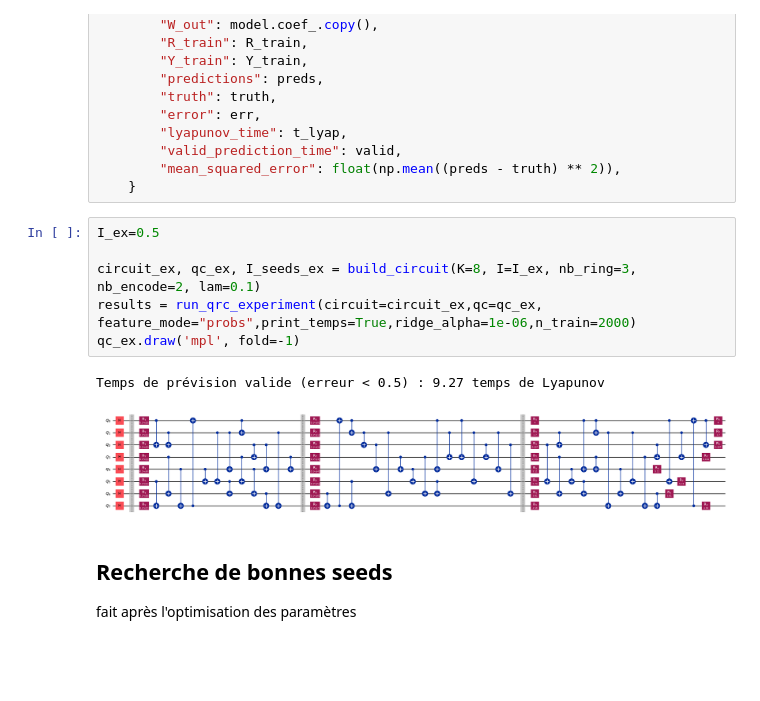
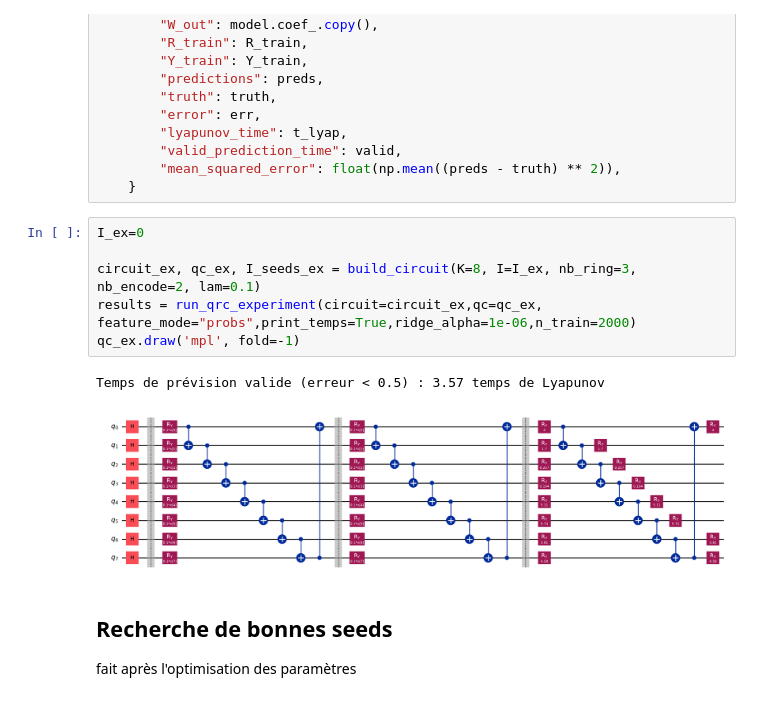
Before and after one commit to q-IL/quantum_algorithms, a Jupyter notebook: Hackathon - Toulouse/Finale/QRC.ipynb, the cells around one changed output. Saved outputs shown, nothing was run; the diff lists cells and outputs as text; blank space fills up the shorter version.

```diff
--- a/Hackathon - Toulouse/Finale/QRC.ipynb
+++ b/Hackathon - Toulouse/Finale/QRC.ipynb
@@ -310,14 +312,14 @@ def run_qrc_experiment(
         "mean_squared_error": float(np.mean((preds - truth) ** 2)),
     }
 # %%
-I_ex=0.5
+I_ex=0
 
 circuit_ex, qc_ex, I_seeds_ex = build_circuit(K=8, I=I_ex, nb_ring=3, nb_encode=2, lam=0.1)
 results = run_qrc_experiment(circuit=circuit_ex,qc=qc_ex, feature_mode="probs",print_temps=True,ridge_alpha=1e-06,n_train=2000)
 qc_ex.draw('mpl', fold=-1)
 # %% [output]
-Temps de prévision valide (erreur < 0.5) : 9.27 temps de Lyapunov
+Temps de prévision valide (erreur < 0.5) : 3.57 temps de Lyapunov
-[figure, old version]
+[figure, new version]
 # %% [markdown]
 ## Recherche de bonnes seeds
 
```
Also changed, not shown: parts of 7 cells of this notebook.
